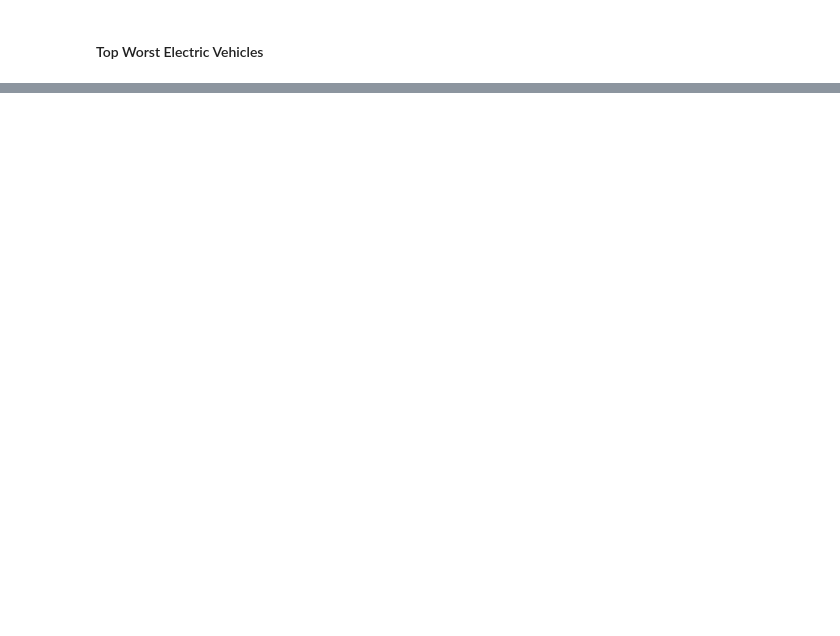
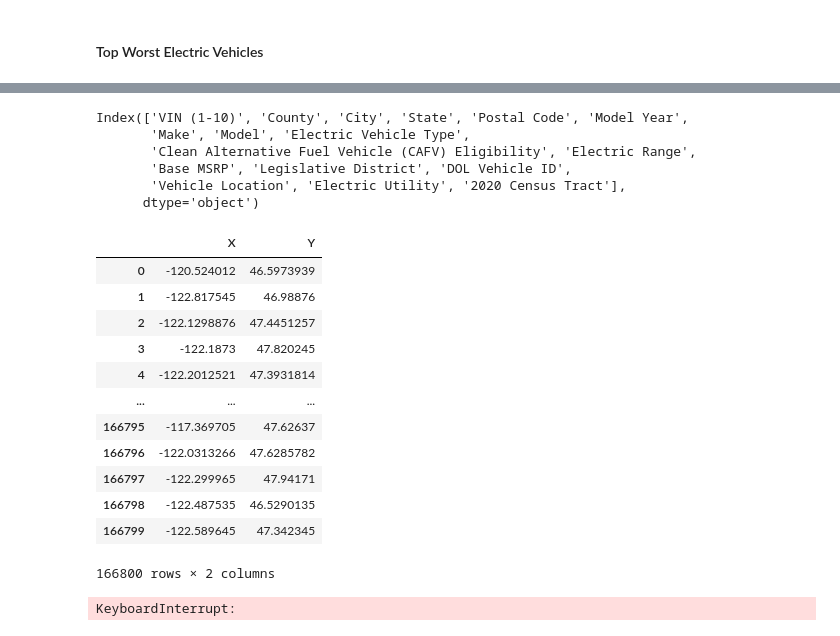
Before and after one commit to Jhonisnotreal/EVs, a Jupyter notebook: EDA.ipynb, the cells around one changed output, grey strips where cells are left out. Cells and saved outputs as stored; diff of their text form; code cells hidden in the pictures; blank space fills up the shorter version.

```diff
--- a/EDA.ipynb
+++ b/EDA.ipynb
@@ -333,0 +238,2 @@ print(EVs['Make'][EVs['Electric Range'] == 10].unique())
+# %%
+EVs['Vehicle Location'] = EVs['Vehicle Location'].str.replace('POINT ', '')
@@ -333,0 +255,32 @@ print(EVs['Make'][EVs['Electric Range'] == 10].unique())
+# %%
+EVs.drop(['X', 'Y'], axis=1, inplace=True)
+# %%
+EVs.columns
+# %% [output]
+Index(['VIN (1-10)', 'County', 'City', 'State', 'Postal Code', 'Model Year',
+       'Make', 'Model', 'Electric Vehicle Type',
+       'Clean Alternative Fuel Vehicle (CAFV) Eligibility', 'Electric Range',
+       'Base MSRP', 'Legislative District', 'DOL Vehicle ID',
+       'Vehicle Location', 'Electric Utility', '2020 Census Tract'],
+      dtype='object')
+# %%
+EVs[['X', 'Y']] = EVs['Vehicle Location'].str.split(' ', n=1, expand=True)
+# %%
+EVs['X'] = EVs['X'].str.replace('(', '')
+EVs['Y'] = EVs['Y'].str.replace(')', '')
+# %%
+EVs[['X', 'Y']]
+# %% [output]
+|  | X | Y |
+| 0 | -120.524012 | 46.5973939 |
+| 1 | -122.817545 | 46.98876 |
+| 2 | -122.1298876 | 47.4451257 |
+| 3 | -122.1873 | 47.820245 |
+| 4 | -122.2012521 | 47.3931814 |
+| ... | ... | ... |
+| 166795 | -117.369705 | 47.62637 |
+| 166796 | -122.0313266 | 47.6285782 |
+| 166797 | -122.299965 | 47.94171 |
+| 166798 | -122.487535 | 46.5290135 |
+| 166799 | -122.589645 | 47.342345 |
+166800 rows × 2 columns
@@ -333,0 +298,17 @@ print(EVs['Make'][EVs['Electric Range'] == 10].unique())
+# %%
+plt.figure(figsize=(15,10))
+
+plt.barh(EVs["Electric Range"], EVs["Model"], color = 'black')
+
+plt.xlabel('Electric Range')
+plt.ylabel('Model')
+
+plt.title("Victimes per Comuna")
+
+for i, v in enumerate(EVs["Electric Range"]):
+    plt.text(v, i, str(v), va='center', fontsize=8, color='black')
+
+plt.tight_layout()
+plt.show()
+# %% [output]
+KeyboardInterrupt:
```
Also changed, not shown: parts of 44 cells of this notebook, 2 other files.
